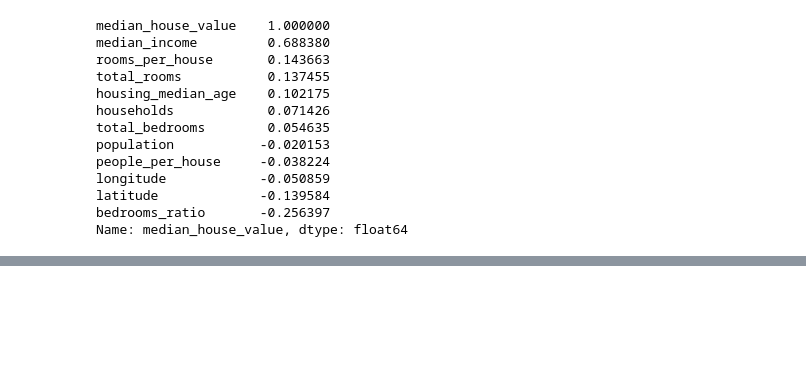
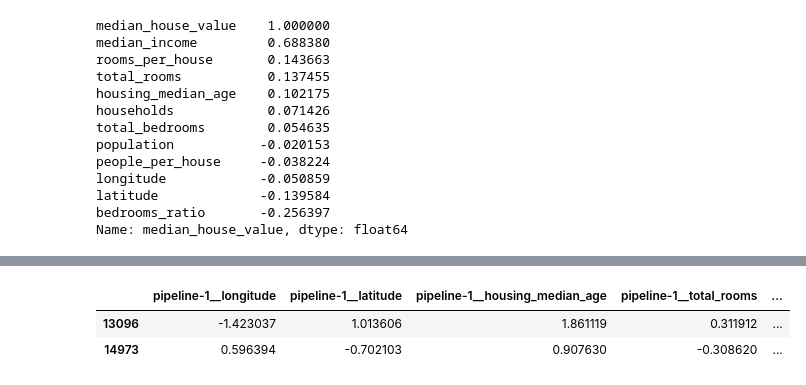
Before and after one commit to delvira11/Hands_On-ML, a Jupyter notebook: 02_End_to_end_ML_project/housing_prices.ipynb, the cells around one changed output, grey strips where cells are left out. Cells and saved outputs as stored; diff of their text form; code cells hidden in the pictures; blank space fills up the shorter version.

```diff
--- a/02_End_to_end_ML_project/housing_prices.ipynb
+++ b/02_End_to_end_ML_project/housing_prices.ipynb
@@ -158,0 +317,42 @@ Name: median_house_value, dtype: float64
+# %%
+# We have handled categorical and numerical data separately. We can create a pipeline to handle both
+
+from sklearn.compose import ColumnTransformer
+
+num_attribs = ["longitude", "latitude", "housing_median_age", "total_rooms",
+               "total_bedrooms", "population", "households", "median_income"]
+cat_attribs = ["ocean_proximity"]
+
+# Create a pipeline for categorical data
+
+cat_pipeline = make_pipeline(SimpleImputer(strategy="most_frequent"), OneHotEncoder(handle_unknown="ignore"))
+
+preprocessing = ColumnTransformer([
+    ("num", num_pipeline, num_attribs),
+    ("cat", cat_pipeline, cat_attribs),
+])
+# %%
+# There is a way to make the pipeline select the columns depending on their type so we don't have to name the columns manually
+
+from sklearn.compose import make_column_selector, make_column_transformer
+
+preprocessing = make_column_transformer(
+    (num_pipeline, make_column_selector(dtype_include=np.number)),
+    (cat_pipeline, make_column_selector(dtype_include=object)),
+)
+
+# Now we can apply this pipeline to the housing data
+
+housing_prepared = preprocessing.fit_transform(housing)
+
+# Convert it again to DataFrame
+
+housing_prepared_fr = pd.DataFrame(
+    housing_prepared,
+    columns=preprocessing.get_feature_names_out(),
+    index=housing.index)
+housing_prepared_fr.head(2)
+# %% [output]
+|  | pipeline-1__longitude | pipeline-1__latitude | pipeline-1__housing_median_age | pipeline-1__total_rooms | ... |
+| 13096 | -1.423037 | 1.013606 | 1.861119 | 0.311912 | ... |
+| 14973 | 0.596394 | -0.702103 | 0.907630 | -0.308620 | ... |
```
Also changed, not shown: parts of 25 cells of this notebook.
